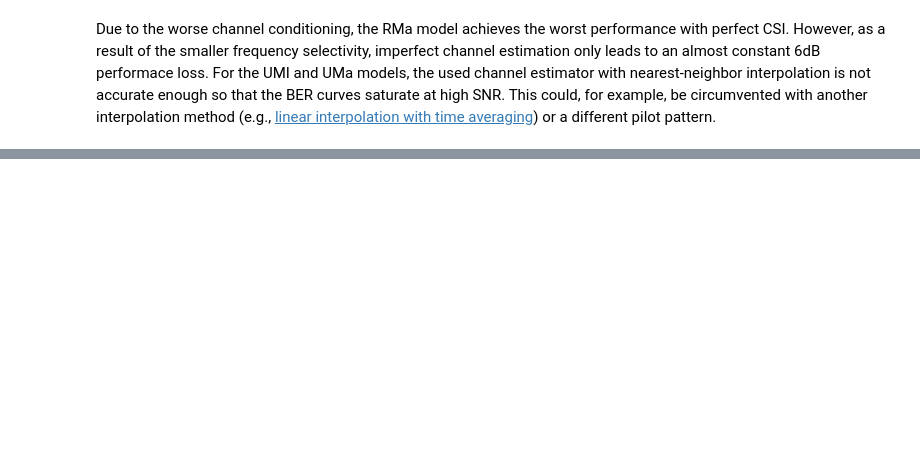
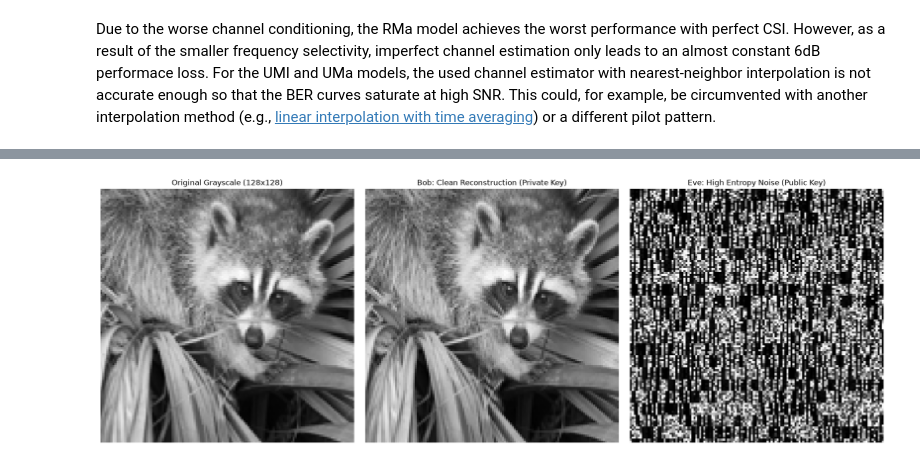
Before and after one commit to DanielGrahamB/pqc-research, a Jupyter notebook: PQC_MIMO_Simulations.ipynb, the cells around one changed output, grey strips where cells are left out. Cells and saved outputs as stored; diff of their text form; code cells hidden in the pictures; blank space fills up the shorter version.

```diff
--- a/PQC_MIMO_Simulations.ipynb
+++ b/PQC_MIMO_Simulations.ipynb
@@ -680,0 +694,95 @@ EbNo [dB] |        BER |       BLER |  bit errors |    num bits | block errors |
+# %%
+# Import necessary libraries for image processing
+from PIL import Image
+import numpy as np
+import matplotlib.pyplot as plt
+import torch
+import os
+
+# Optimized ImageModel for single-batch high-fidelity reconstruction
+class HighFidelityImageModel(Model):
+    def call_with_static_channel(self, b_input, ebno_db, h_freq_static):
+        # Single large batch processing to ensure perfect synchronization
+        no = ebnodb2no(ebno_db, self._num_bits_per_symbol, self._coderate, self._rg)
+
+        # Lattice Encryption
+        x = self._mapper(b_input)
+        x_shape = x.shape
+        x_reshaped = torch.reshape(x, (-1, self._lattice_n))
+        self._lattice_engine.B = self._lattice_engine.B.to(device=x.device, dtype=torch.complex128)
+        x_enc_blocks = self._lattice_engine.encrypt(x_reshaped.to(torch.complex128))
+        x_enc = torch.reshape(x_enc_blocks, x_shape)
+
+        # OFDM Transmission with static channel
+        x_rg = self._rg_mapper(x_enc)
+        y = ApplyOFDMChannel(add_awgn=True)(x_rg, h_freq_static, no)
+
+        # Perfect CSI Receiver
+        h_hat = self._remove_nulled_subcarriers(h_freq_static)
+        err_var = torch.tensor(0.0, dtype=torch.complex128, device=y.device)
+        x_hat, no_eff = self._lmmse_equ(y, h_hat, err_var, no)
+
+        # Scale and Babai Decrypt
+        qam_scale = torch.sqrt(torch.tensor(10.0, dtype=torch.float64, device=x_hat.device))
+        x_hat_lattice = x_hat * qam_scale
+        x_dec_lattice = torch.reshape(self.babai_decode_internal(torch.reshape(x_hat_lattice, (-1, self._lattice_n))), x_hat.shape)
+
+        # Demapping
+        x_dec = qam16_lattice_to_normalized(x_dec_lattice)
+        llr = self._demapper(x_dec.to(torch.complex128), no_eff.to(torch.float64))
+        b_hat = torch.where(llr > 0, torch.tensor(1.0, dtype=torch.float64, device=llr.device), torch.tensor(0.0, dtype=torch.float64, device=llr.device))
+        return b_hat
+
+# Using the prepared test_image.png for clean visual demonstration
+image_path = "/content/test_image.png"
+img_original = Image.open(image_path)
+res = 128
+img_resized = img_original.convert("L").resize((res, res))
+img_bits = np.unpackbits(np.array(img_resized).flatten()).astype(np.float64)
+num_pixels = res * res
+
+# Setup models
+bob_model = HighFidelityImageModel(scenario="umi", perfect_csi=True)
+eve_model = HighFidelityImageModel(scenario="umi", perfect_csi=True)
+if torch.cuda.is_available():
+    bob_model.cuda(); eve_model.cuda()
+
+# Configure Eve with public basis (demonstrates Secrecy Gap)
+eve_model._lattice_engine.R = eve_model._lattice_engine.B.to(dtype=torch.complex128)
+
+# Single-batch configuration
+bits_per_symbol_group = bob_model._num_ut * bob_model._k
+num_full_symbols = int(np.ceil(len(img_bits) / bits_per_symbol_group))
+padding = (num_full_symbols * bits_per_symbol_group) - len(img_bits)
+img_bits_padded = np.pad(img_bits, (0, padding), "constant")
+b_input = torch.tensor(img_bits_padded, dtype=torch.float64).reshape(num_full_symbols, bob_model._num_ut, 1, bob_model._k)
+if torch.cuda.is_available(): b_input = b_input.cuda()
+
+# Consistent Static Channel
+topology = gen_topology(num_full_symbols, bob_model._num_ut, "umi", min_ut_velocity=0.0, max_ut_velocity=0.0)
+bob_model._channel_model.set_topology(*topology)
+a, tau = bob_model._channel_model(num_time_samples=bob_model._rg.num_ofdm_symbols, sampling_frequency=1/bob_model._rg.ofdm_symbol_duration)
+h_static = cir_to_ofdm_channel(frequencies, a, tau, normalize=True)
+
+# Simulate transmission at high SNR
+snr = 60.0
+with torch.no_grad():
+    bob_b_hat = bob_model.call_with_static_channel(b_input, snr, h_static)
+    eve_b_hat = eve_model.call_with_static_channel(b_input, snr, h_static)
+
+# Final Clean Reconstruction (Cropping padding)
+bob_final_bits = bob_b_hat.flatten().cpu().numpy().astype(np.uint8)[:num_pixels * 8]
+eve_final_bits = eve_b_hat.flatten().cpu().numpy().astype(np.uint8)[:num_pixels * 8]
+
+bob_res = np.packbits(bob_final_bits).reshape((res, res))
+eve_res = np.packbits(eve_final_bits).reshape((res, res))
+
+# Side-by-Side Comparison
+plt.figure(figsize=(18, 6))
+plt.subplot(1, 3, 1); plt.imshow(img_resized, cmap="gray"); plt.title("Original Grayscale (128x128)"); plt.axis("off")
+plt.subplot(1, 3, 2); plt.imshow(bob_res, cmap="gray"); plt.title("Bob: Clean Reconstruction (Private Key)"); plt.axis("off")
+plt.subplot(1, 3, 3); plt.imshow(eve_res, cmap="gray"); plt.title("Eve: High Entropy Noise (Public Key)"); plt.axis("off")
+plt.tight_layout()
+plt.show()
+# %% [output]
+[figure, added]
```
Also changed, not shown: parts of 9 cells of this notebook.
